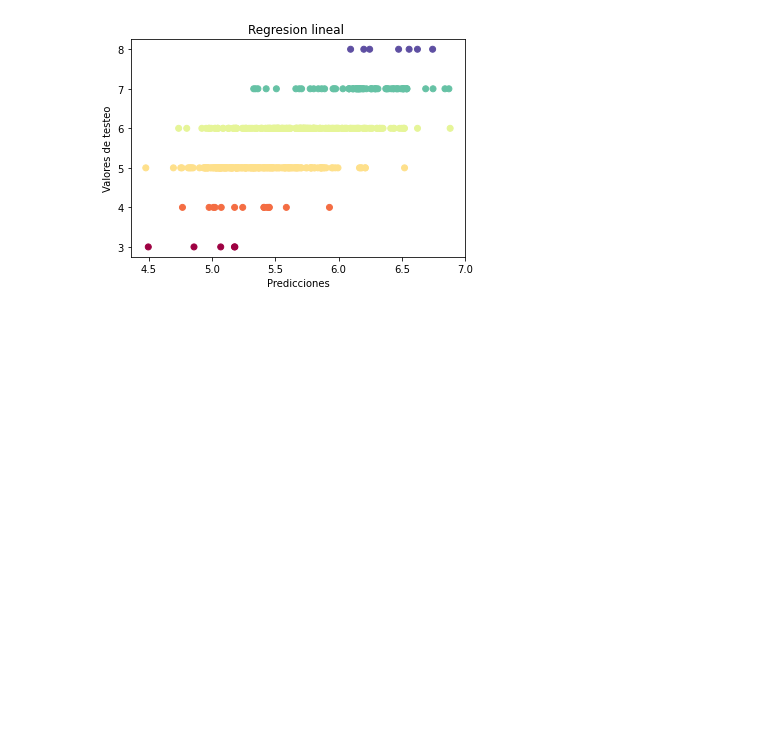
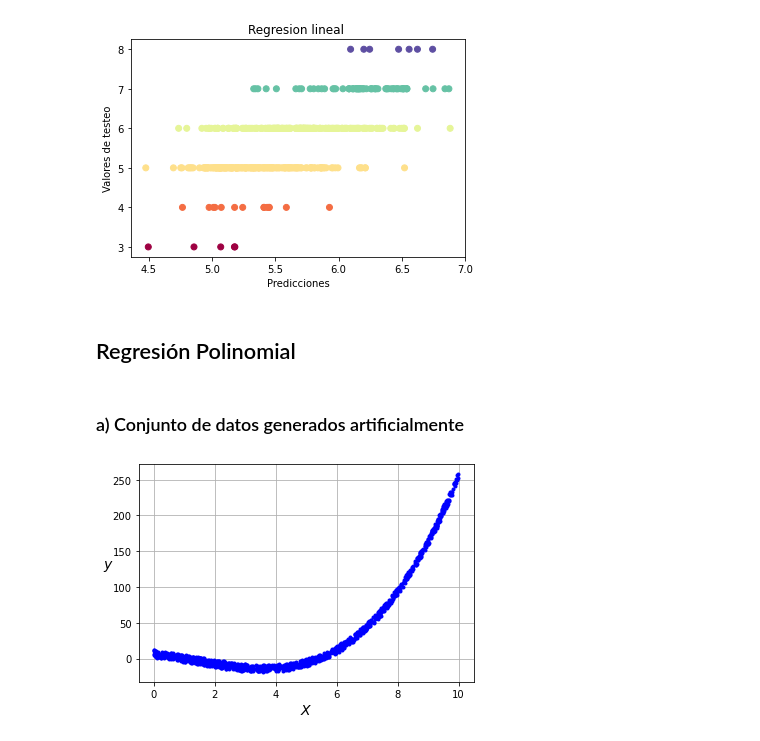
Before and after one commit to SeisCaras/Proyecto1_aprendizaje, a Jupyter notebook: vinos.ipynb, the cells around one changed output. Cells and saved outputs as stored; diff of their text form; code cells hidden in the pictures; blank space fills up the shorter version.

Commit message:
Regresion polinomial

```diff
--- a/vinos.ipynb
+++ b/vinos.ipynb
@@ -100,3 +104,20 @@ plt.ylabel('Valores de testeo')
 plt.show()
 # %% [output]
 [figure]
+# %% [markdown]
+## Regresión Polinomial
+# %% [markdown]
+### a) Conjunto de datos generados artificialmente
+# %%
+m = 1000
+X = 10 * np.random.rand(m, 1)
+# %%
+y = 0.5*(X**3) - 2*(X**2) - 5*X + 2 + 10*np.random.rand(m,1)
+# %%
+plt.plot(X, y, 'b.')
+plt.xlabel('$X$', fontsize=14)
+plt.ylabel('$y$', fontsize=14, rotation=0)
+plt.grid(True)
+plt.show()
+# %% [output]
+[figure, added]
```
Also changed, not shown: parts of 14 cells of this notebook, 1 other file.
